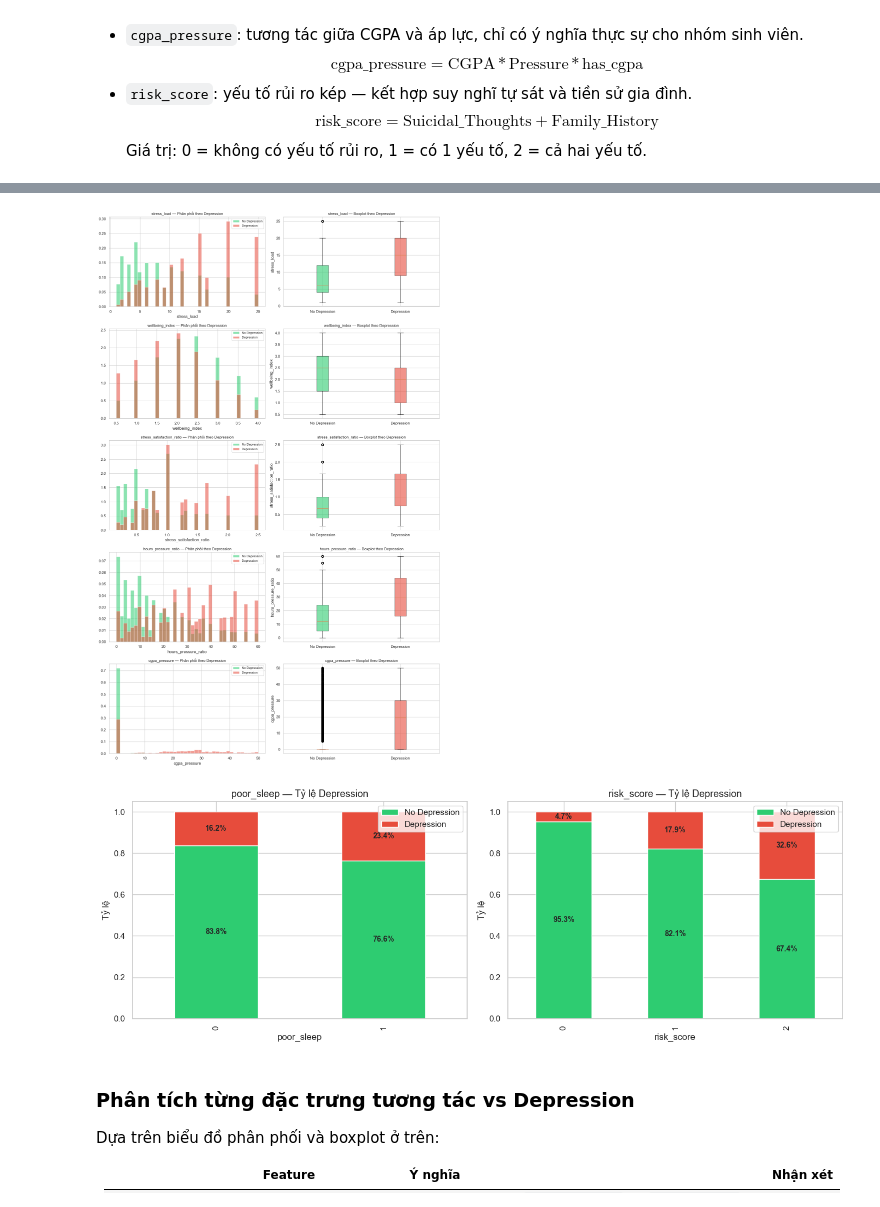
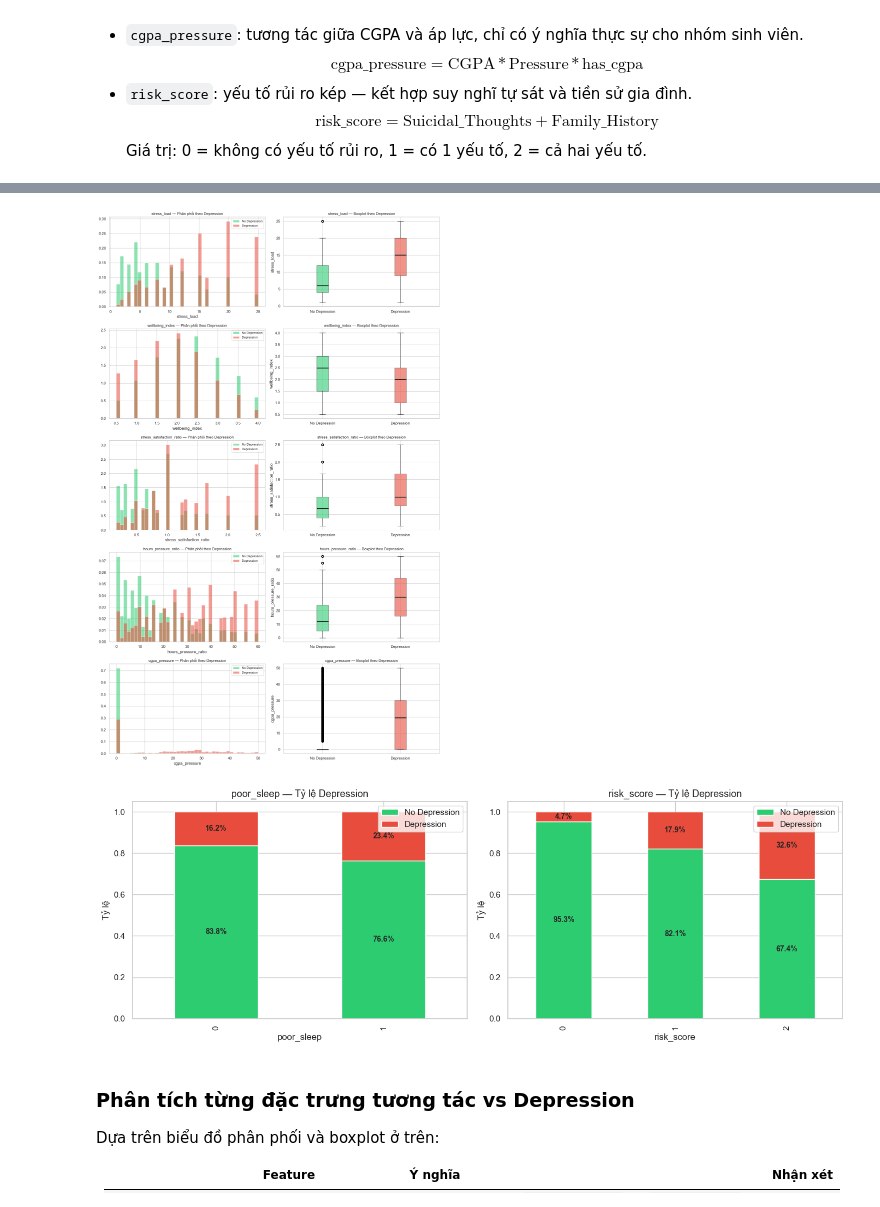
Before and after one commit to thkt2110/mental-health-depression-prediction, a Jupyter notebook: notebooks/03_feature_engineering.ipynb, the cells around one changed output, grey strips where cells are left out. Cells and saved outputs as stored; diff of their text form; code cells hidden in the pictures.

```diff
--- a/notebooks/03_feature_engineering.ipynb
+++ b/notebooks/03_feature_engineering.ipynb
@@ -245,7 +245,12 @@ for idx, col in enumerate(continuous_feats):
         train[train[TARGET] == 0][col].dropna(),
         train[train[TARGET] == 1][col].dropna(),
     ]
-    bp = ax2.boxplot(data_groups, labels=['No Depression', 'Depression'], patch_artist=True)
+    bp = ax2.boxplot(
+        data_groups,
+        tick_labels=['No Depression', 'Depression'],
+        patch_artist=True,
+        medianprops={'color': '#1f1f1f', 'linewidth': 2.4},
+    )
     bp['boxes'][0].set_facecolor('#2ecc71')
     bp['boxes'][1].set_facecolor('#e74c3c')
     for box in bp['boxes']:
@@ -260,34 +265,34 @@ plt.show()
 # --- 2. Discrete features: stacked bar chart ---
 fig, axes = plt.subplots(1, len(discrete_feats), figsize=(7 * len(discrete_feats), 5))
 if len(discrete_feats) == 1:
     axes = [axes]
 
 for idx, col in enumerate(discrete_feats):
     ax = axes[idx]
     ct = pd.crosstab(train[col], train[TARGET], normalize='index')
     ct.plot(
         kind='bar', stacked=True, ax=ax,
         color=['#2ecc71', '#e74c3c'], edgecolor='white',
     )
     ax.set_title(f'{col} — Tỷ lệ Depression', fontsize=13)
     ax.set_xlabel(col)
     ax.set_ylabel('Tỷ lệ')
     ax.legend(['No Depression', 'Depression'], loc='upper right')
     # Annotate percentages
     for p in ax.patches:
         h = p.get_height()
         if h > 0.04:
             ax.annotate(
                 f'{h:.1%}',
                 (p.get_x() + p.get_width() / 2, p.get_y() + h / 2),
                 ha='center', va='center', fontsize=10, fontweight='bold',
             )
 
 plt.tight_layout()
 plt.savefig('../docs/interaction_discrete_vs_depression.png', dpi=150)
 plt.show()
 # %% [output]
-[figure, old version]
+[figure, new version]
 [figure]
 # %% [markdown]
 ### Phân tích từng đặc trưng tương tác vs Depression
```
Also changed, not shown: parts of 2 cells of this notebook, 2 other files.
